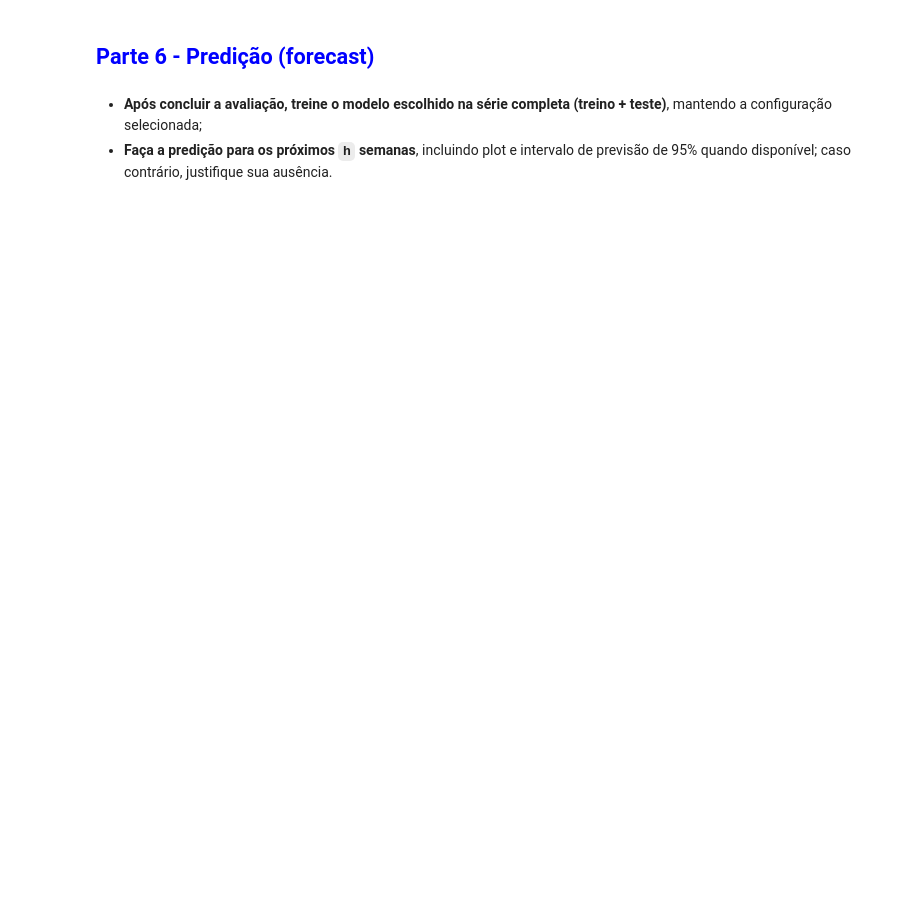
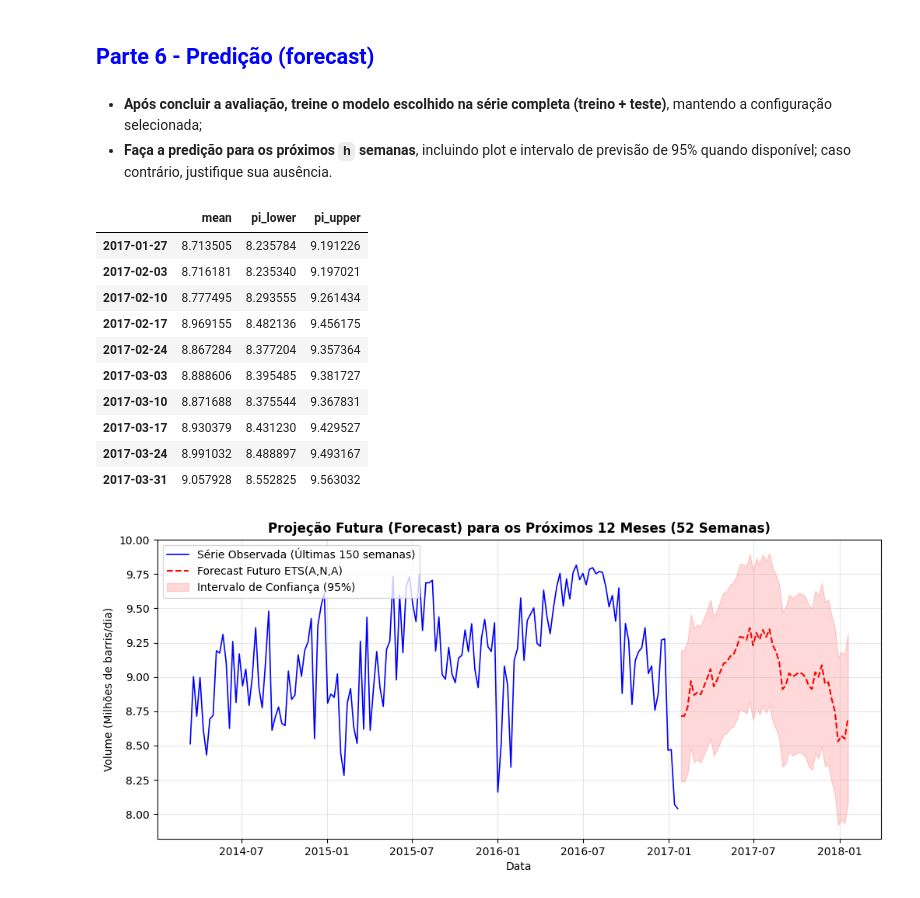
Before and after one commit to giu-garrido/ast-gasolina-eua, a Jupyter notebook: notebooks/AST_2026_Trabalho_Final_Problema_05_Gasolina_EUA.ipynb, the cells around one changed output. Cells and saved outputs as stored; diff of their text form; code cells hidden in the pictures; blank space fills up the shorter version.

```diff
--- a/notebooks/AST_2026_Trabalho_Final_Problema_05_Gasolina_EUA.ipynb
+++ b/notebooks/AST_2026_Trabalho_Final_Problema_05_Gasolina_EUA.ipynb
@@ -855,3 +914,58 @@ RMSE do modelo LSTM no conjunto de teste: 0.4742
 # %% [markdown]
 - **Após concluir a avaliação, treine o modelo escolhido na série completa (treino + teste)**, mantendo a configuração selecionada;
 - **Faça a predição para os próximos `h` semanas**, incluindo plot e intervalo de previsão de 95% quando disponível; caso contrário, justifique sua ausência.
+# %%
+# 1. Ajustar o modelo escolhido ETS(A,N,A) em todo o conjunto de dados (Treino + Teste)
+model_prod = ETSModel(
+    df['Volume_Milhoes_Barris_Dia'],
+    error='add',
+    trend=None,
+    seasonal='add',
+    seasonal_periods=m
+)
+fit_prod = model_prod.fit(disp=False)
+
+# Definir as datas de início e fim do horizonte de previsão futura
+# Como a série termina em 2017-01-20, as previsões cobrirão as próximas 52 semanas
+start_date = df.index[-1] + pd.Timedelta(weeks=1)
+end_date = df.index[-1] + pd.Timedelta(weeks=h)
+
+# 2. Gerar previsões futuras e intervalos de predição de 95%
+forecast_prod_res = fit_prod.get_prediction(start=start_date, end=end_date)
+preds_futuras = forecast_prod_res.predicted_mean
+conf_int_futuras = forecast_prod_res.summary_frame(alpha=0.05)
+
+# Exibir as primeiras projeções futuras geradas
+display(conf_int_futuras.head(10))
+
+# 3. Plotar a série histórica recente e as predições futuras
+plt.figure(figsize=(12, 5))
+plt.plot(df['Volume_Milhoes_Barris_Dia'].iloc[-150:], label="Série Observada (Últimas 150 semanas)", color="blue", linewidth=1.2)
+plt.plot(preds_futuras, label="Forecast Futuro ETS(A,N,A)", color="red", linestyle="--", linewidth=1.5)
+plt.fill_between(
+    preds_futuras.index,
+    conf_int_futuras["pi_lower"],
+    conf_int_futuras["pi_upper"],
+    color="red",
+    alpha=0.15,
+    label="Intervalo de Confiança (95%)"
+)
+plt.title("Projeção Futura (Forecast) para os Próximos 12 Meses (52 Semanas)", fontweight="bold")
+plt.xlabel("Data")
+plt.ylabel("Volume (Milhões de barris/dia)")
+plt.grid(alpha=0.3)
+plt.legend(loc="upper left")
+plt.show()
+# %% [output]
+|  | mean | pi_lower | pi_upper |
+| 2017-01-27 | 8.713505 | 8.235784 | 9.191226 |
+| 2017-02-03 | 8.716181 | 8.235340 | 9.197021 |
+| 2017-02-10 | 8.777495 | 8.293555 | 9.261434 |
+| 2017-02-17 | 8.969155 | 8.482136 | 9.456175 |
+| 2017-02-24 | 8.867284 | 8.377204 | 9.357364 |
+| 2017-03-03 | 8.888606 | 8.395485 | 9.381727 |
+| 2017-03-10 | 8.871688 | 8.375544 | 9.367831 |
+| 2017-03-17 | 8.930379 | 8.431230 | 9.429527 |
+| 2017-03-24 | 8.991032 | 8.488897 | 9.493167 |
+| 2017-03-31 | 9.057928 | 8.552825 | 9.563032 |
+[figure, added]
```
Also changed, not shown: parts of 7 cells of this notebook.
